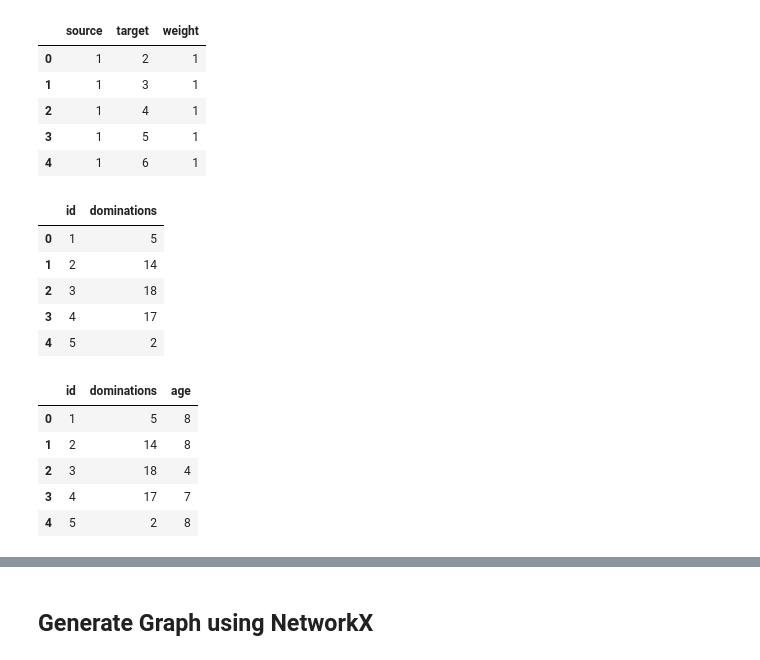
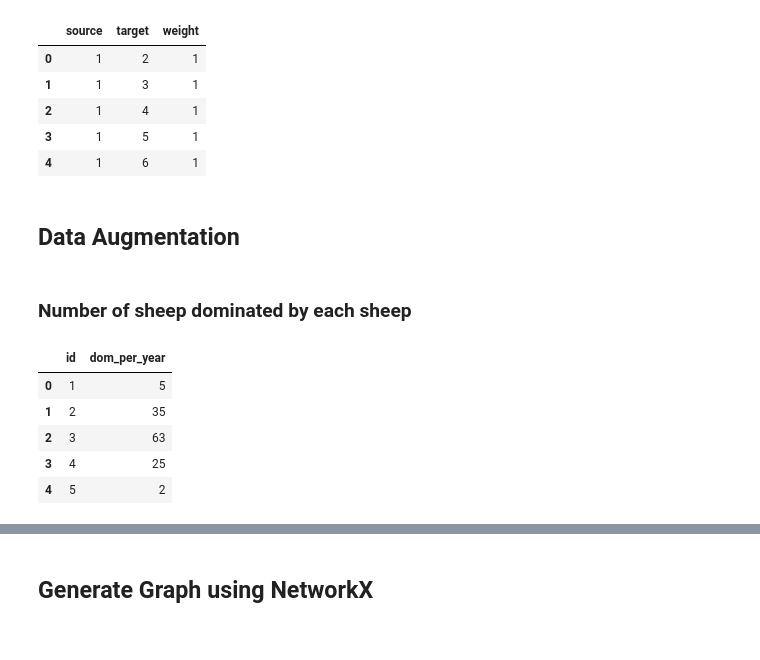
Before and after one commit to raulgiovannymartinez/Data-Visualization-DSE241, a Jupyter notebook: Exercise 4/Exercise4.ipynb, the cells around one changed output, grey strips where cells are left out. Cells and saved outputs as stored; diff of their text form; code cells hidden in the pictures.

```diff
--- a/Exercise 4/Exercise4.ipynb
+++ b/Exercise 4/Exercise4.ipynb
@@ -66,25 +70,20 @@ Number of entries in the "edges" dataset:  250
 | 2 | 1 | 4 | 1 |
 | 3 | 1 | 5 | 1 |
 | 4 | 1 | 6 | 1 |
-# %%
-df = edges_df.groupby(['source']).size().reset_index(name='dominations')
-df = df.rename(columns={'source':'id'})
-df.head()
-# %% [output]
-|  | id | dominations |
-| 0 | 1 | 5 |
-| 1 | 2 | 14 |
-| 2 | 3 | 18 |
-| 3 | 4 | 17 |
-| 4 | 5 | 2 |
-# %%
-df_new = df.merge(age_df, on='id', how='right')
-df_new = df_new.fillna(0).astype('int32')
-df_new.head()
-# %% [output]
-|  | id | dominations | age |
-| 0 | 1 | 5 | 8 |
-| 1 | 2 | 14 | 8 |
-| 2 | 3 | 18 | 4 |
-| 3 | 4 | 17 | 7 |
-| 4 | 5 | 2 | 8 |
+# %% [markdown]
+## Data Augmentation
+# %% [markdown]
+### Number of sheep dominated by each sheep
+# %%
+# Determine the total number of dominations per sheep ID (Added weights)
+total_dominations_df = edges_df.groupby(['source']).sum('weight').reset_index()
+total_dominations_df = total_dominations_df.rename(columns={'weight':'dom_per_year','source':'id'})
+total_dominations_df = total_dominations_df.drop(columns=['target'])
+total_dominations_df.head()
+# %% [output]
+|  | id | dom_per_year |
+| 0 | 1 | 5 |
+| 1 | 2 | 35 |
+| 2 | 3 | 63 |
+| 3 | 4 | 25 |
+| 4 | 5 | 2 |
```
Also changed, not shown: parts of 20 cells of this notebook, 3 other files.
